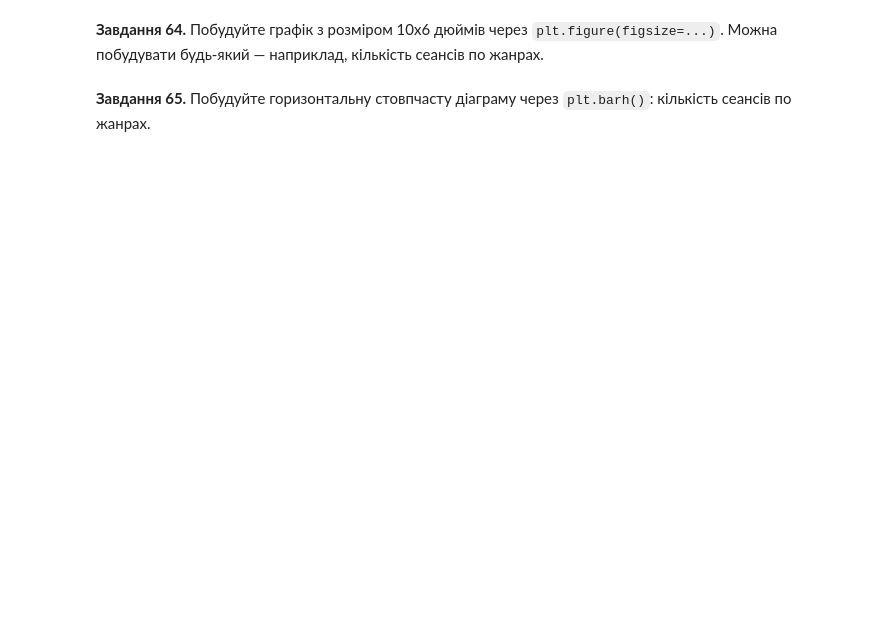
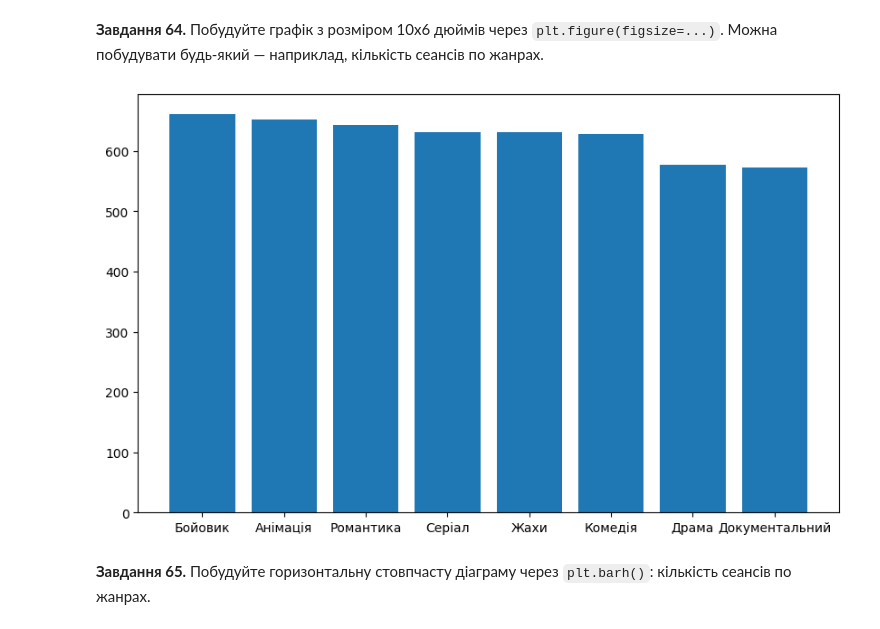
Before and after one commit to edik06031-rgb/DTA_2026, a Jupyter notebook: HW/Pandas_viz_practice.ipynb, the cells around one changed output. Saved outputs shown, nothing was run; the diff lists cells and outputs as text; code cells hidden in the pictures; blank space fills up the shorter version.

```diff
--- a/HW/Pandas_viz_practice.ipynb
+++ b/HW/Pandas_viz_practice.ipynb
@@ -1124,2 +1135,11 @@ plt.show()
+# %%
+# Завдання 64:
+genre_counts = sess['genre'].value_counts()
+
+plt.figure(figsize=(10, 6))
+plt.bar(genre_counts.index, genre_counts.values)
+plt.show()
+# %% [output]
+[figure, added]
 # %% [markdown]
 **Завдання 65.** Побудуйте горизонтальну стовпчасту діаграму через `plt.barh()`: кількість сеансів по жанрах.
```
Also changed, not shown: parts of 39 cells of this notebook.
